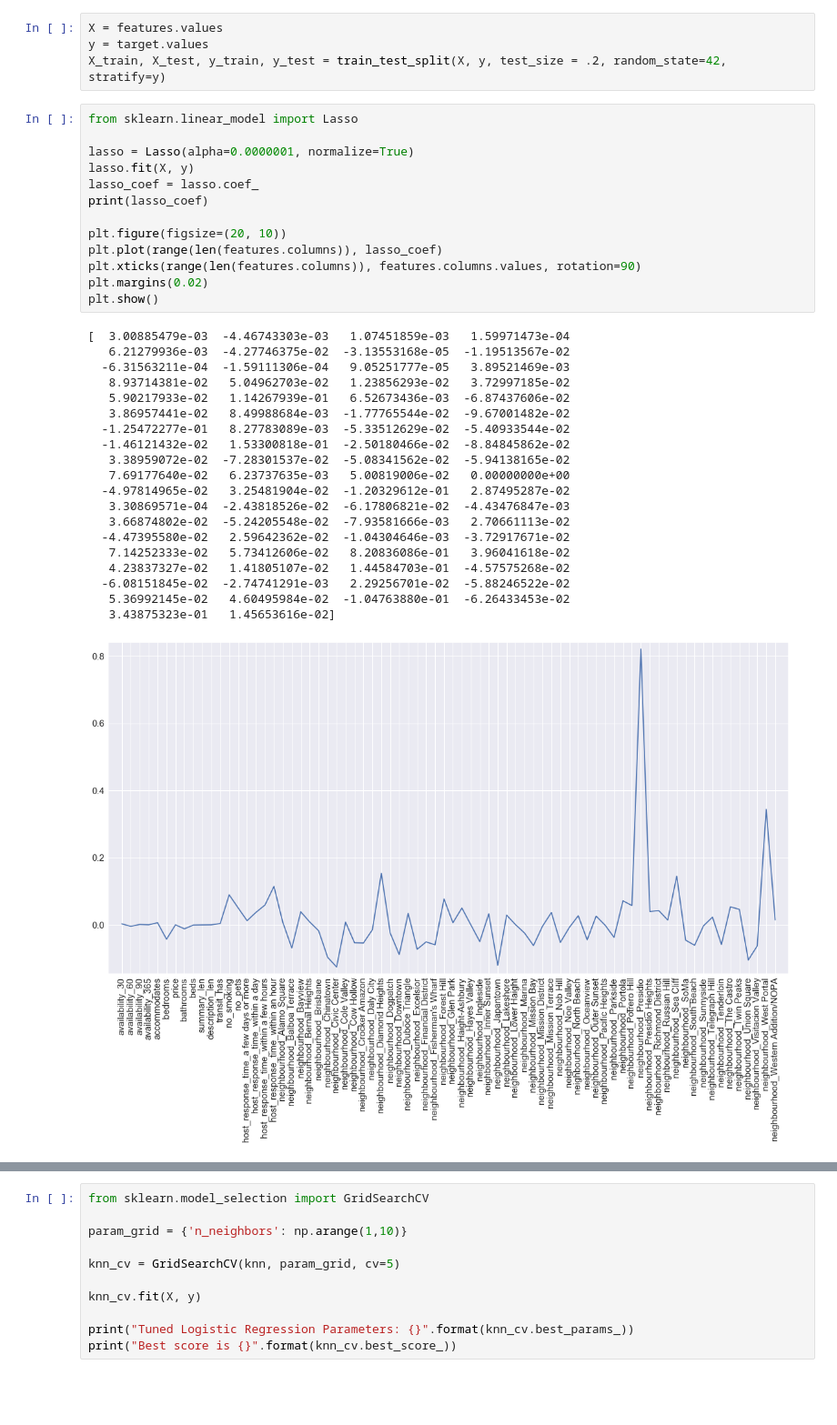
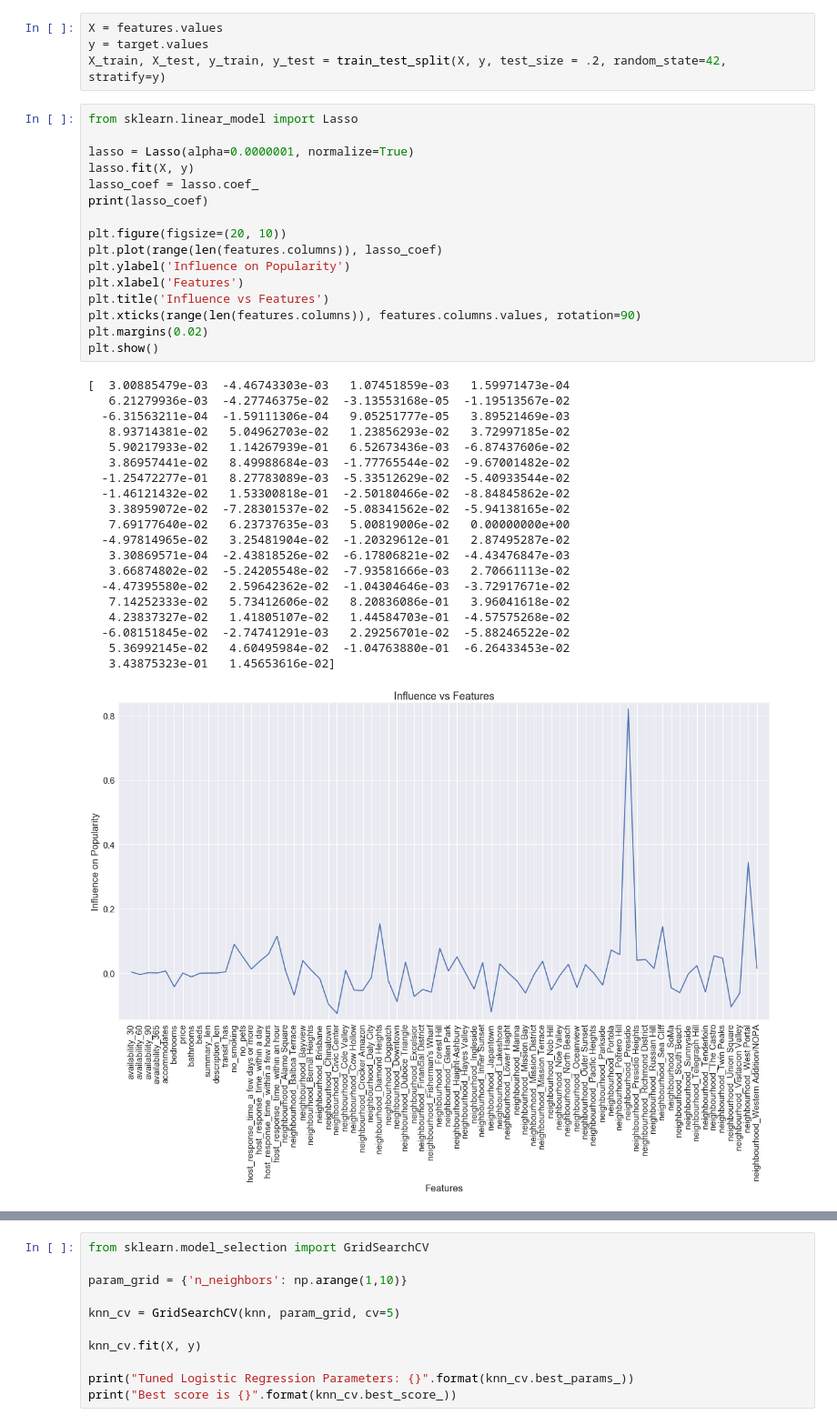
Before and after one commit to Sathya1412/SB-Capstone1, a Jupyter notebook: Capstone_Data_ML.ipynb, the cells around one changed output, grey strips where cells are left out. Shown: that part at 91% size. Drawn from its saved outputs; the diff is of its cells as text; blank space fills up the shorter version.

```diff
--- a/Capstone_Data_ML.ipynb
+++ b/Capstone_Data_ML.ipynb
@@ -410,31 +410,34 @@ from sklearn.linear_model import Lasso
 lasso = Lasso(alpha=0.0000001, normalize=True)
 lasso.fit(X, y)
 lasso_coef = lasso.coef_
 print(lasso_coef)
 
 plt.figure(figsize=(20, 10))
 plt.plot(range(len(features.columns)), lasso_coef)
+plt.ylabel('Influence on Popularity')
+plt.xlabel('Features')
+plt.title('Influence vs Features')
 plt.xticks(range(len(features.columns)), features.columns.values, rotation=90)
 plt.margins(0.02)
 plt.show()
 # %% [output]
 [  3.00885479e-03  -4.46743303e-03   1.07451859e-03   1.59971473e-04
    6.21279936e-03  -4.27746375e-02  -3.13553168e-05  -1.19513567e-02
   -6.31563211e-04  -1.59111306e-04   9.05251777e-05   3.89521469e-03
    8.93714381e-02   5.04962703e-02   1.23856293e-02   3.72997185e-02
    5.90217933e-02   1.14267939e-01   6.52673436e-03  -6.87437606e-02
    3.86957441e-02   8.49988684e-03  -1.77765544e-02  -9.67001482e-02
   -1.25472277e-01   8.27783089e-03  -5.33512629e-02  -5.40933544e-02
   -1.46121432e-02   1.53300818e-01  -2.50180466e-02  -8.84845862e-02
    3.38959072e-02  -7.28301537e-02  -5.08341562e-02  -5.94138165e-02
    7.69177640e-02   6.23737635e-03   5.00819006e-02   0.00000000e+00
   -4.97814965e-02   3.25481904e-02  -1.20329612e-01   2.87495287e-02
    3.30869571e-04  -2.43818526e-02  -6.17806821e-02  -4.43476847e-03
    3.66874802e-02  -5.24205548e-02  -7.93581666e-03   2.70661113e-02
   -4.47395580e-02   2.59642362e-02  -1.04304646e-03  -3.72917671e-02
    7.14252333e-02   5.73412606e-02   8.20836086e-01   3.96041618e-02
    4.23837327e-02   1.41805107e-02   1.44584703e-01  -4.57575268e-02
   -6.08151845e-02  -2.74741291e-03   2.29256701e-02  -5.88246522e-02
    5.36992145e-02   4.60495984e-02  -1.04763880e-01  -6.26433453e-02
    3.43875323e-01   1.45653616e-02]
-[figure, old version]
+[figure, new version]
```
Also changed, not shown: parts of 4 cells of this notebook, 9 other files.
